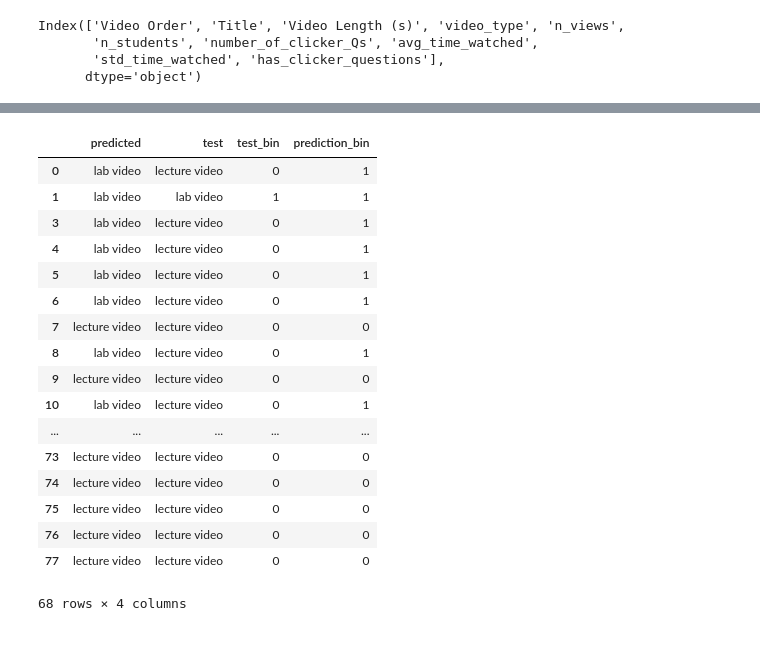
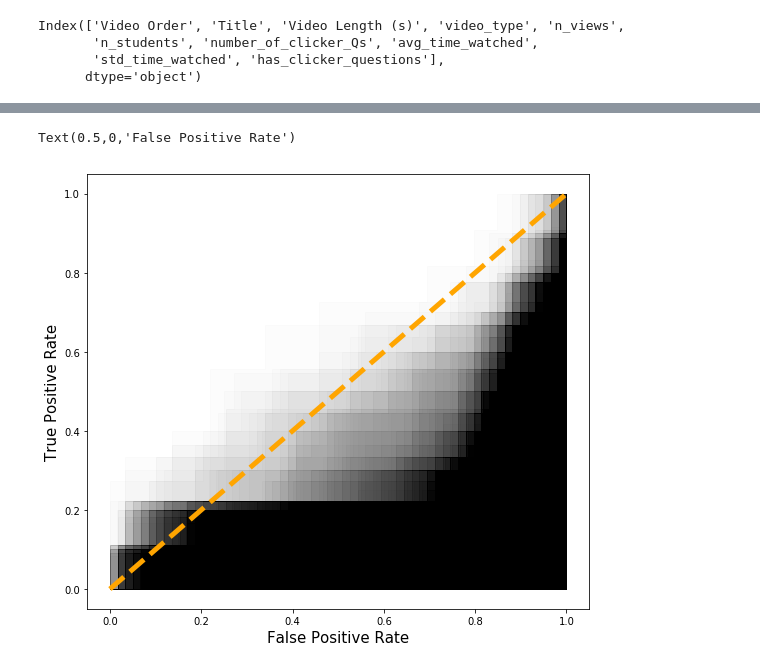
Before and after one commit to PERLMSU/quantitative-analysis-group, a Jupyter notebook: python/logistic regression - classifying video types.ipynb, the cells around one changed output, grey strips where cells are left out. Saved outputs shown, nothing was run; the diff lists cells and outputs as text; code cells hidden in the pictures; blank space fills up the shorter version.

```diff
--- a/python/logistic regression - classifying video types.ipynb
+++ b/python/logistic regression - classifying video types.ipynb
@@ -242,21 +243,0 @@ Text(0.5,0,'fpr')
-# %%
-rocdf
-# %% [output]
-|  | predicted | test | test_bin | prediction_bin |
-| 0 | lab video | lecture video | 0 | 1 |
-| 1 | lab video | lab video | 1 | 1 |
-| 3 | lab video | lecture video | 0 | 1 |
-| 4 | lab video | lecture video | 0 | 1 |
-| 5 | lab video | lecture video | 0 | 1 |
-| 6 | lab video | lecture video | 0 | 1 |
-| 7 | lecture video | lecture video | 0 | 0 |
-| 8 | lab video | lecture video | 0 | 1 |
-| 9 | lecture video | lecture video | 0 | 0 |
-| 10 | lab video | lecture video | 0 | 1 |
-| ... | ... | ... | ... | ... |
-| 73 | lecture video | lecture video | 0 | 0 |
-| 74 | lecture video | lecture video | 0 | 0 |
-| 75 | lecture video | lecture video | 0 | 0 |
-| 76 | lecture video | lecture video | 0 | 0 |
-| 77 | lecture video | lecture video | 0 | 0 |
-68 rows × 4 columns
@@ -262,0 +251,12 @@ rocdf
+# %%
+fig, ax = plt.subplots(figsize=(9, 8))
+
+for f,t in zip(fprs, tprs):
+    ax.fill_between(f, 0, t, color='black', alpha=0.01)
+
+ax.plot([0, 1], [0, 1], color='orange', linestyle='--', linewidth=5)
+ax.set_ylabel('True Positive Rate', fontsize=15)
+ax.set_xlabel('False Positive Rate', fontsize=15)
+# %% [output]
+Text(0.5,0,'False Positive Rate')
+[figure, added]
```
Also changed, not shown: parts of 15 cells of this notebook.
